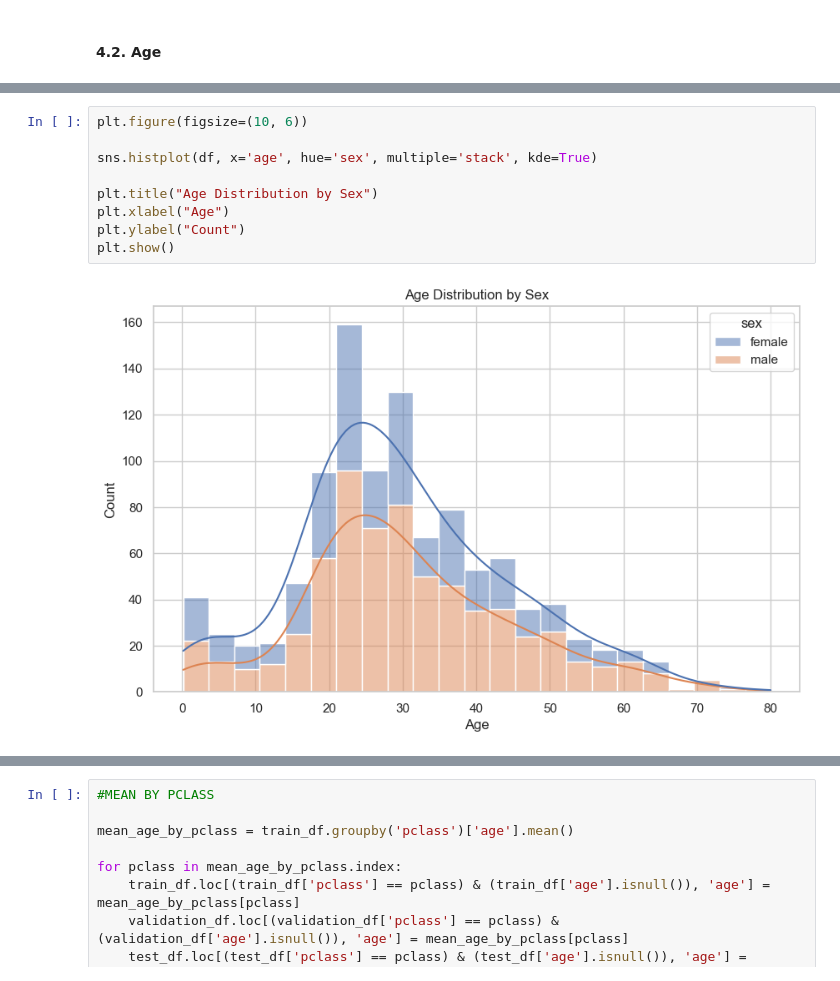
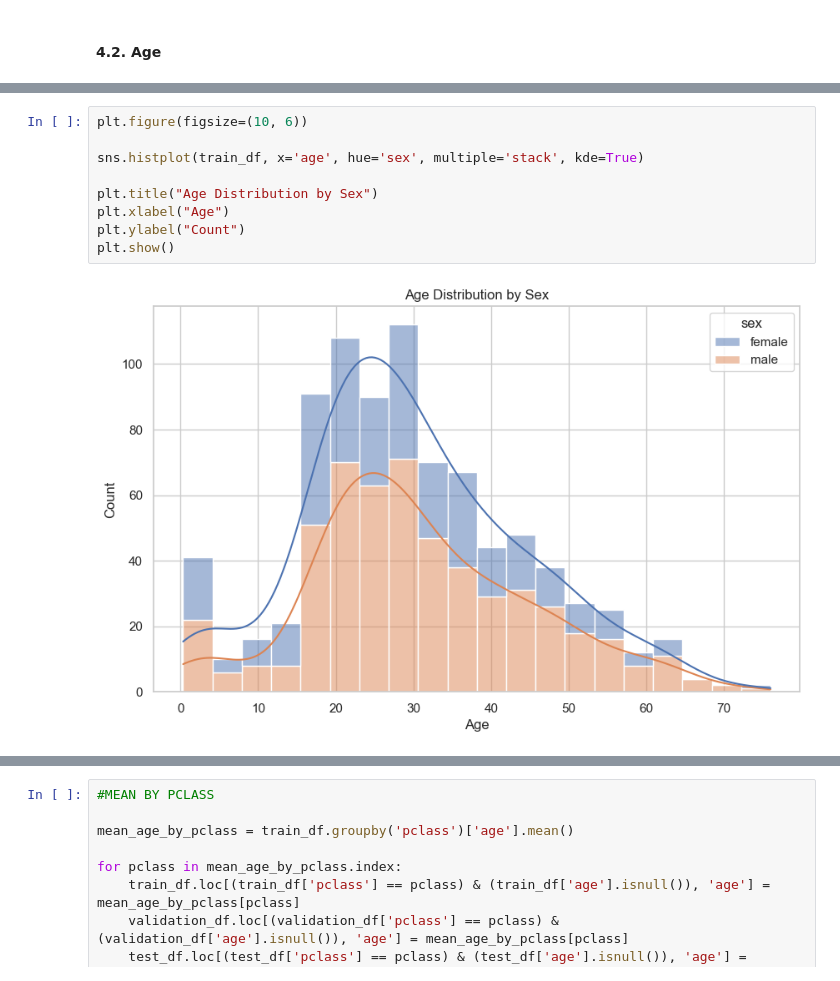
Before and after one commit to fedecaselli/ML-fundamentals-2025, a Jupyter notebook: AssignmentI/assignment_1_<Federica_Caselli[Caselli]>.ipynb, the cells around one changed output, grey strips where cells are left out. Drawn from its saved outputs; the diff is of its cells as text.

```diff
--- a/AssignmentI/assignment_1_<Federica_Caselli[Caselli]>.ipynb
+++ b/AssignmentI/assignment_1_<Federica_Caselli[Caselli]>.ipynb
@@ -782,11 +852,11 @@ The mode should be computed from the training set only because we assume the val
 # %%
 plt.figure(figsize=(10, 6))
 
-sns.histplot(df, x='age', hue='sex', multiple='stack', kde=True)
+sns.histplot(train_df, x='age', hue='sex', multiple='stack', kde=True)
 
 plt.title("Age Distribution by Sex")
 plt.xlabel("Age")
 plt.ylabel("Count")
 plt.show()
 # %% [output]
-[figure, old version]
+[figure, new version]
```
Also changed, not shown: parts of 34 cells of this notebook.
